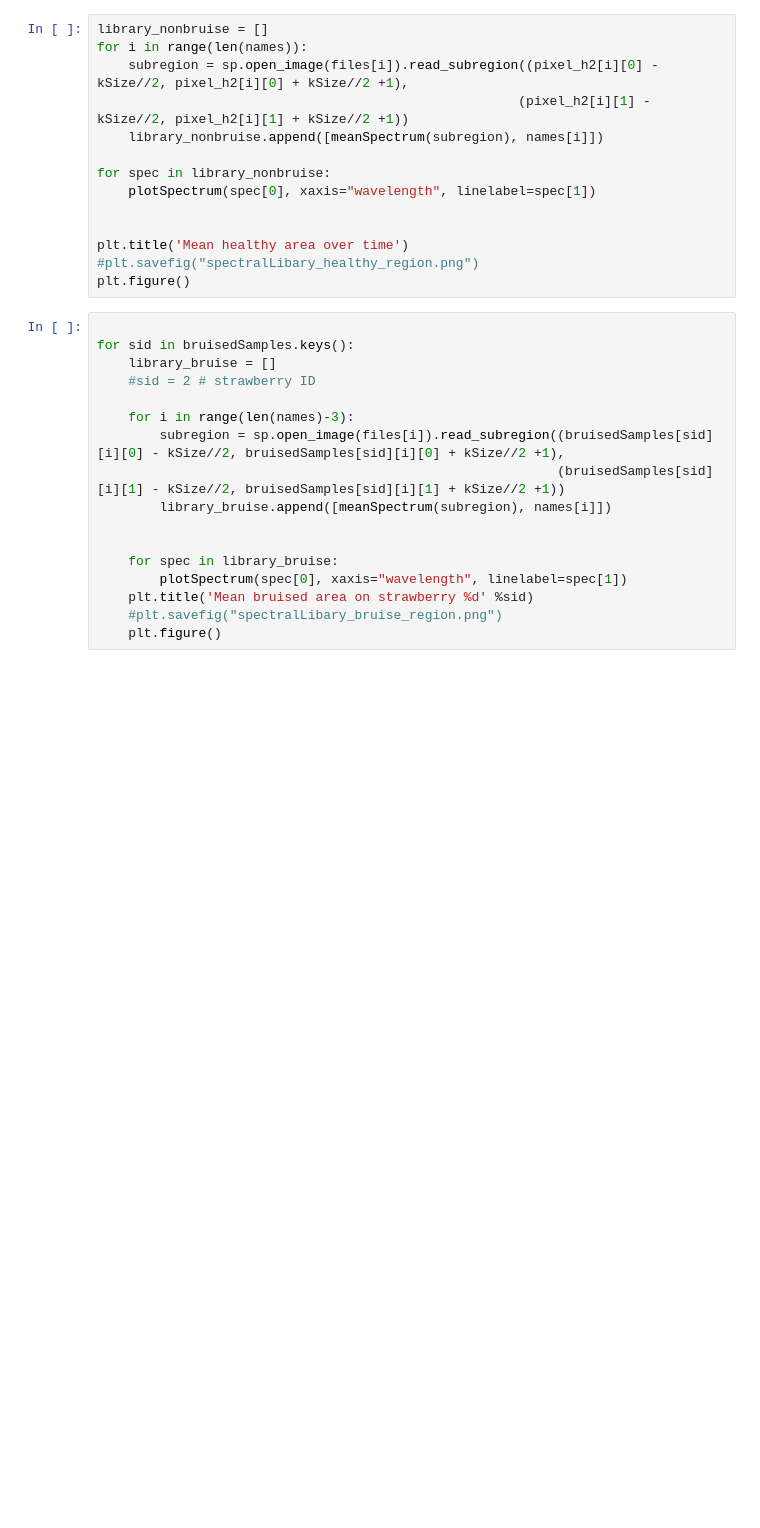
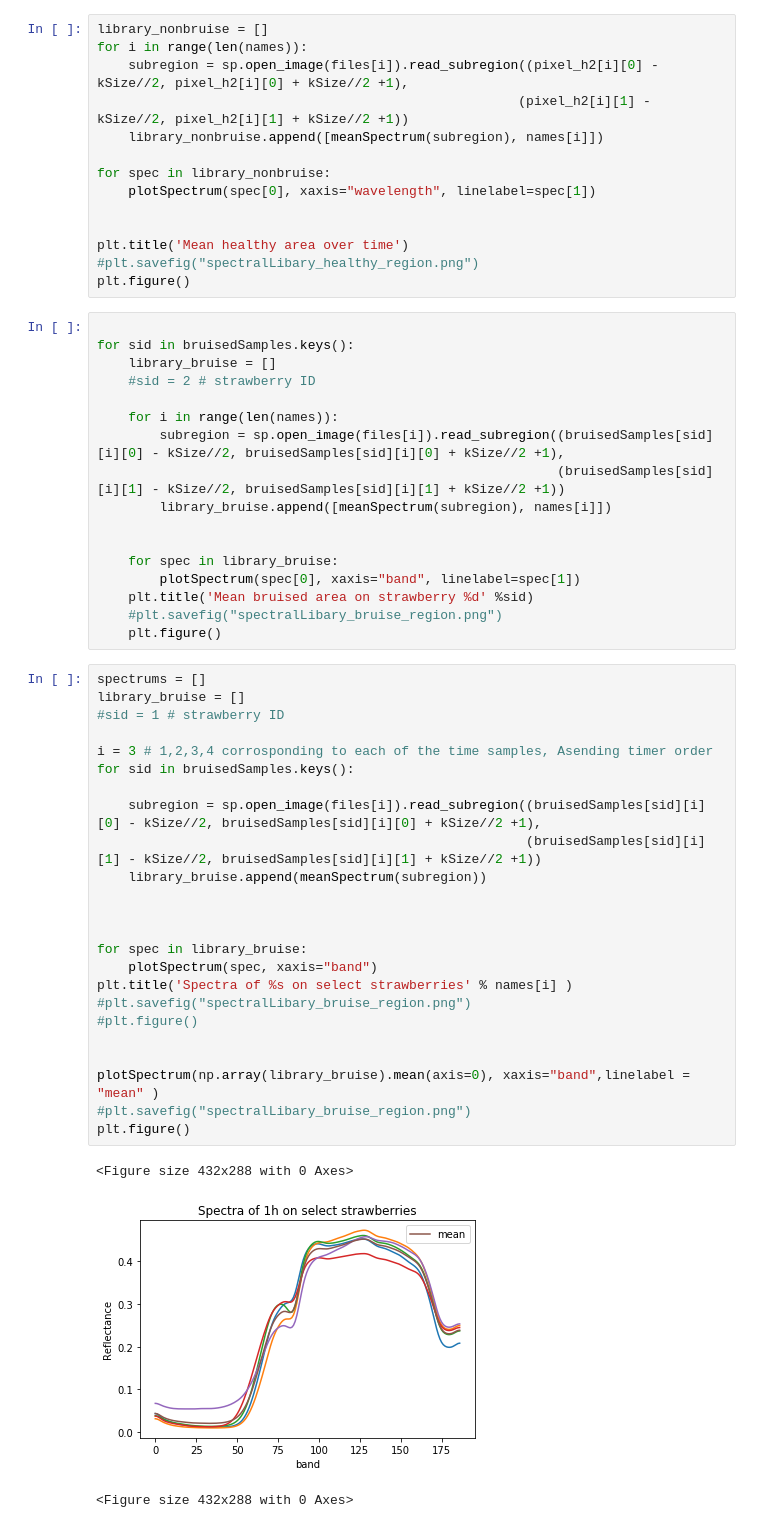
Before and after one commit to Kohmann/potato-classification, a Jupyter notebook: strawberry.ipynb, the cells around one changed output. Saved outputs shown, nothing was run; the diff lists cells and outputs as text; blank space fills up the shorter version.

Commit message:
added mean spectra to one timesample

```diff
--- a/strawberry.ipynb
+++ b/strawberry.ipynb
@@ -152,14 +156,42 @@ for sid in bruisedSamples.keys():
     library_bruise = []
     #sid = 2 # strawberry ID
 
-    for i in range(len(names)-3):
+    for i in range(len(names)):
         subregion = sp.open_image(files[i]).read_subregion((bruisedSamples[sid][i][0] - kSize//2, bruisedSamples[sid][i][0] + kSize//2 +1),
                                                            (bruisedSamples[sid][i][1] - kSize//2, bruisedSamples[sid][i][1] + kSize//2 +1))
         library_bruise.append([meanSpectrum(subregion), names[i]])
 
 
     for spec in library_bruise:
-        plotSpectrum(spec[0], xaxis="wavelength", linelabel=spec[1])
+        plotSpectrum(spec[0], xaxis="band", linelabel=spec[1])
     plt.title('Mean bruised area on strawberry %d' %sid)
     #plt.savefig("spectralLibary_bruise_region.png")
     plt.figure()
+# %%
+spectrums = []
+library_bruise = []
+#sid = 1 # strawberry ID
+
+i = 3 # 1,2,3,4 corrosponding to each of the time samples, Asending timer order
+for sid in bruisedSamples.keys():
+
+    subregion = sp.open_image(files[i]).read_subregion((bruisedSamples[sid][i][0] - kSize//2, bruisedSamples[sid][i][0] + kSize//2 +1),
+                                                       (bruisedSamples[sid][i][1] - kSize//2, bruisedSamples[sid][i][1] + kSize//2 +1))
+    library_bruise.append(meanSpectrum(subregion))
+
+
+
+for spec in library_bruise:
+    plotSpectrum(spec, xaxis="band")
+plt.title('Spectra of %s on select strawberries' % names[i] )
+#plt.savefig("spectralLibary_bruise_region.png")
+#plt.figure()
+
+
+plotSpectrum(np.array(library_bruise).mean(axis=0), xaxis="band",linelabel = "mean" )
+#plt.savefig("spectralLibary_bruise_region.png")
+plt.figure()
+# %% [output]
+<Figure size 432x288 with 0 Axes>
+[figure, added]
+<Figure size 432x288 with 0 Axes>
```
Also changed, not shown: parts of 2 cells of this notebook, 1 other file.
